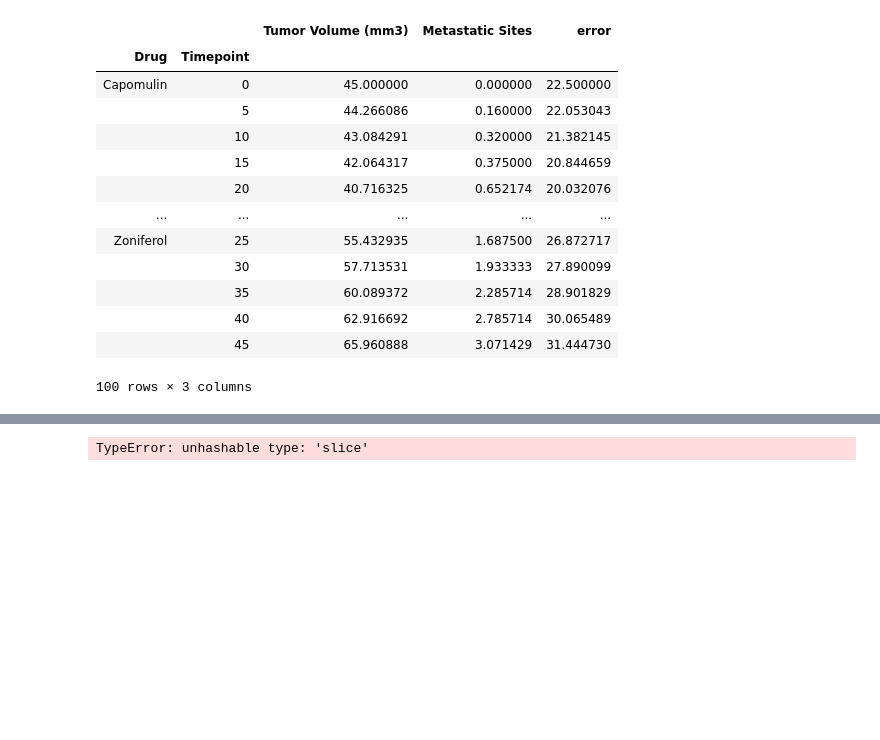
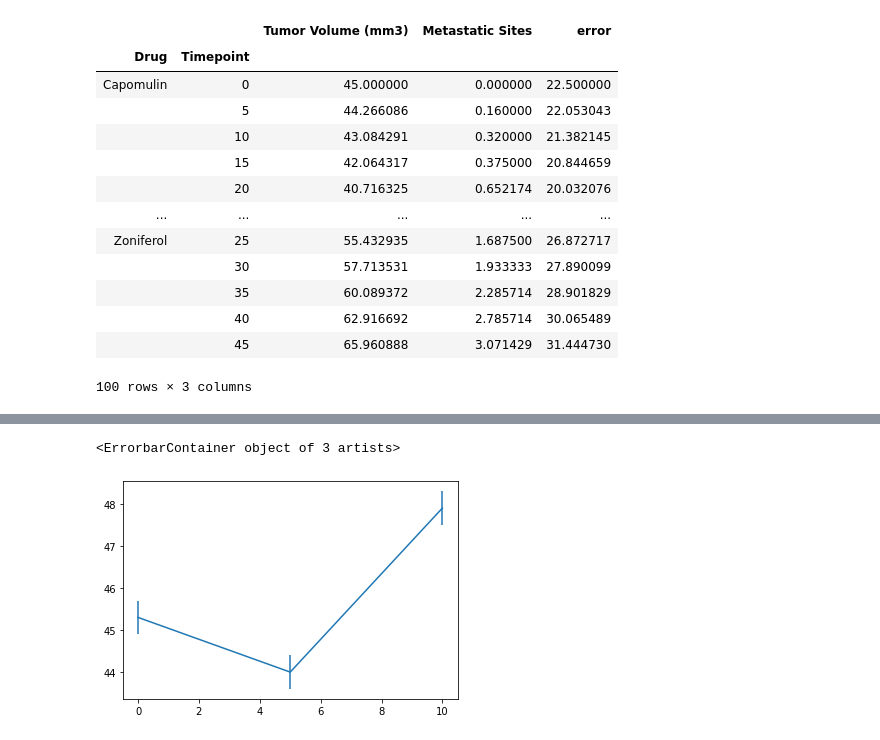
Before and after one commit to mcordray1988/matplotlib-Challenge, a Jupyter notebook: Pymaceuticals/Untitled.ipynb, the cells around one changed output, grey strips where cells are left out. Cells and saved outputs as stored; diff of their text form; code cells hidden in the pictures; blank space fills up the shorter version.

```diff
--- a/Pymaceuticals/Untitled.ipynb
+++ b/Pymaceuticals/Untitled.ipynb
@@ -155,4 +263,0 @@ reformated
-# %%
-del reformated[10:20]
-# %% [output]
-TypeError: unhashable type: 'slice'
@@ -158,0 +275,11 @@ TypeError: unhashable type: 'slice'
+# %%
+test = pd.DataFrame({"Timepoint":[0,5,10],"Tumor1":[45.3,44,47.9],"Tumor2":[36.7,42.1,39.8]})
+#,"error":[.3,.6,.2]
+error = .4
+test.head()
+#test = test.set_index("Timepoint")
+
+plt.errorbar(x=test["Timepoint"],y=test["Tumor1"],yerr=error)
+# %% [output]
+<ErrorbarContainer object of 3 artists>
+[figure, added]
```
Also changed, not shown: parts of 25 cells of this notebook.
